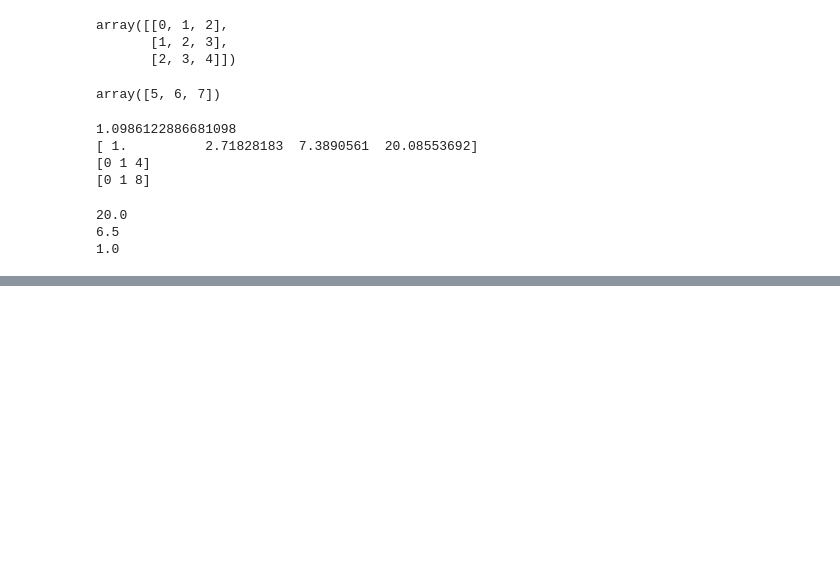
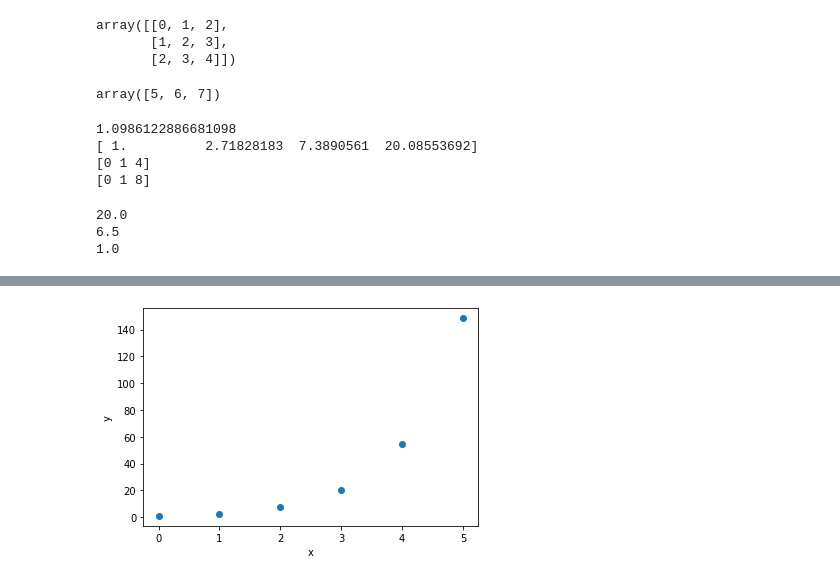
Before and after one commit to sayyidkhan/python_jan_2021, a Jupyter notebook: python_packages.ipynb, the cells around one changed output, grey strips where cells are left out. Drawn from its saved outputs; the diff is of its cells as text; code cells hidden in the pictures; blank space fills up the shorter version.

```diff
--- a/python_packages.ipynb
+++ b/python_packages.ipynb
@@ -220,0 +274,14 @@ print(array_2d.min()) # the minimum item in the array
+# %%
+## page 105
+## plot the graph of exponential function y = exp(x), where x = 0,1,2,3,4,5
+
+step = 1
+x = np.arange(0, 5 + step, step) # an array 0,1,2,3,4,5
+y = np.exp(x) # an array of exp(0), exp(1), ..., exp(5)
+
+plt.scatter(x,y) #specify the scatter graph by the x and y data
+plt.xlabel('x') # label for x data
+plt.ylabel('y') # label for y data
+plt.show() # ready for display (optional for Jupyter)
+# %% [output]
+[figure, added]
```
Also changed, not shown: parts of 19 cells of this notebook.
